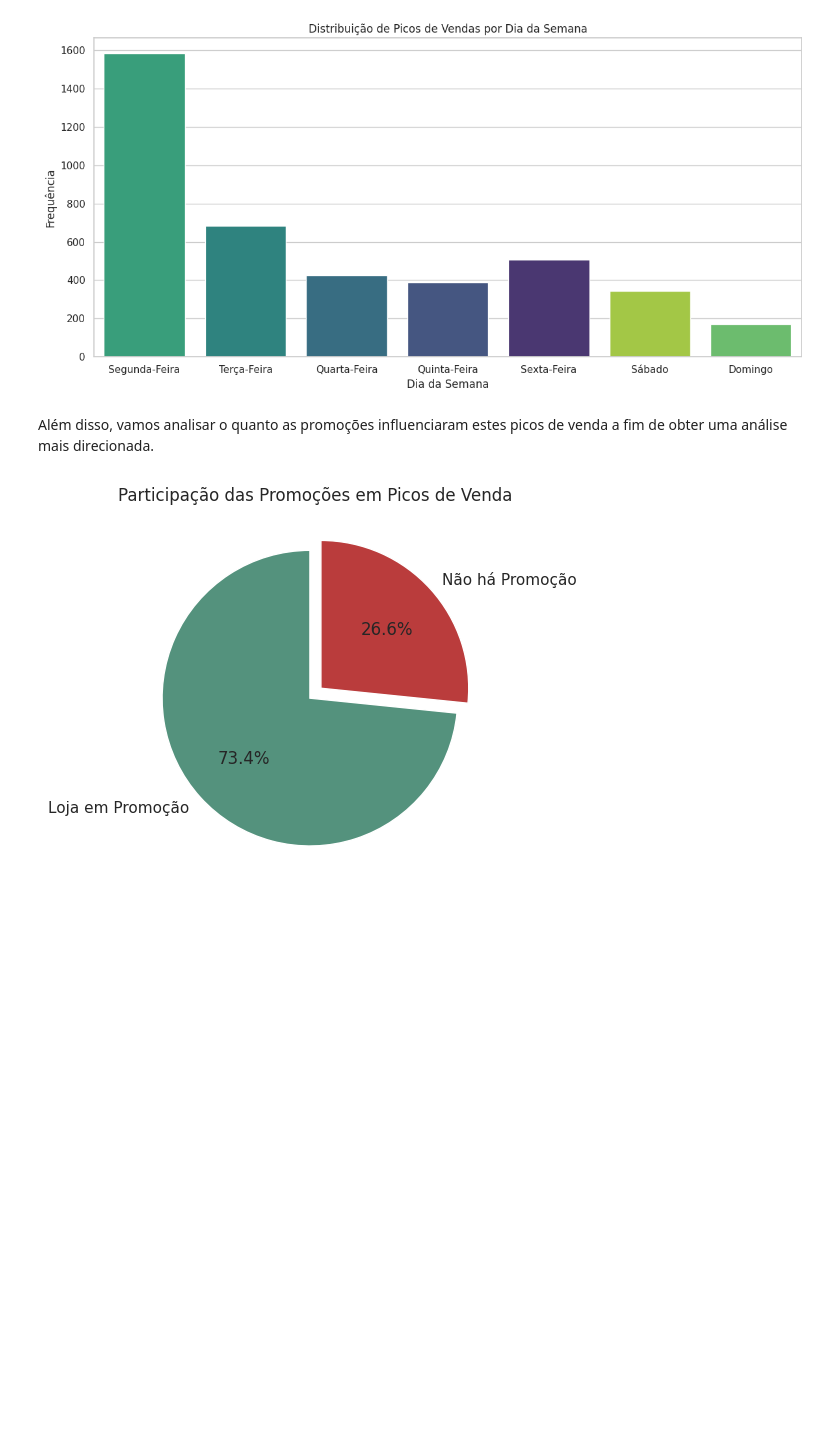
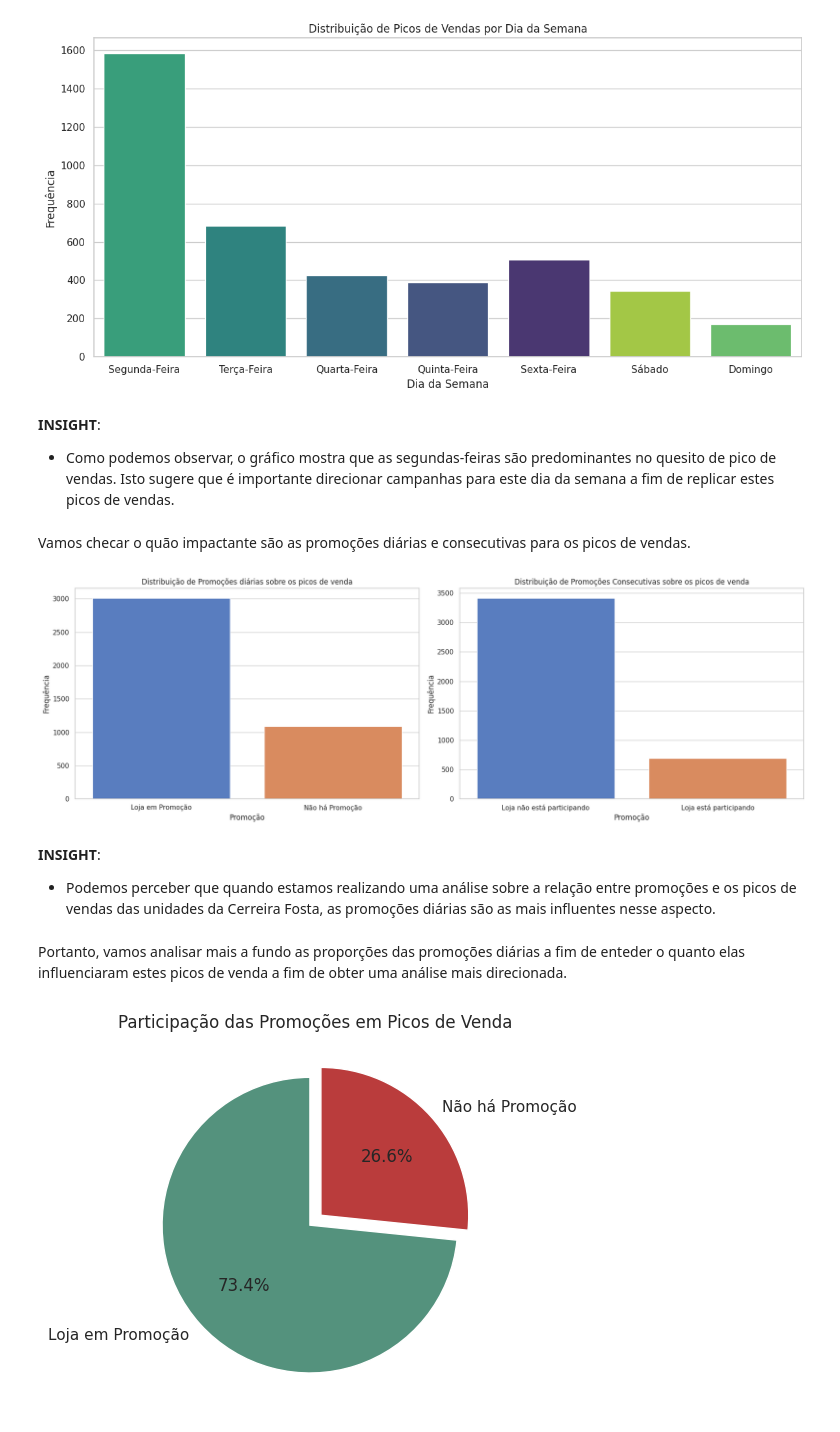
Before and after one commit to Danidiasf/An-lise-Vendas-PTA, a Jupyter notebook: EDA_Desafio_PTA.ipynb, the cells around one changed output. Drawn from its saved outputs; the diff is of its cells as text; code cells hidden in the pictures; blank space fills up the shorter version.

```diff
--- a/EDA_Desafio_PTA.ipynb
+++ b/EDA_Desafio_PTA.ipynb
@@ -1115,8 +1114,36 @@ plt.tight_layout()
 plt.show()
 # %% [output]
 [figure]
+# %% [markdown]
+**INSIGHT**:
+- Como podemos observar, o gráfico mostra que as segundas-feiras são predominantes no quesito de pico de vendas. Isto sugere que é importante direcionar campanhas para este dia da semana a fim de replicar estes picos de vendas.
+# %% [markdown]
+Vamos checar o quão impactante são as promoções diárias e consecutivas para os picos de vendas.
+# %%
+plt.figure(figsize=(18, 6))
+
+plt.subplot(1, 2, 1)
+sns.countplot(data=vendas_altas, x='Promo', palette='muted', hue='Promo', legend=False)
+plt.title("Distribuição de Promoções diárias sobre os picos de venda")
+plt.xlabel("Promoção")
+plt.ylabel("Frequência")
+
+plt.subplot(1, 2, 2)
+sns.countplot(data=vendas_altas, x='Promo2', palette='muted', hue='Promo2', legend=False)
+plt.title("Distribuição de Promoções Consecutivas sobre os picos de venda")
+plt.xlabel("Promoção")
+plt.ylabel("Frequência")
+
+plt.tight_layout()
+plt.show()
+# %% [output]
+[figure, added]
+# %% [markdown]
+**INSIGHT**:
+- Podemos perceber que quando estamos realizando uma análise sobre a relação entre promoções e os picos de vendas das unidades da Cerreira Fosta, as promoções diárias são as mais influentes nesse aspecto.
 # %% [markdown]
-Além disso, vamos analisar o quanto as promoções influenciaram estes picos de venda a fim de obter uma análise mais direcionada.
+Portanto, vamos analisar mais a fundo as proporções das promoções diárias
+a fim de enteder o quanto elas influenciaram estes picos de venda a fim de obter uma análise mais direcionada.
 # %%
 # fazendo um gráfico de pizza mostrando as proporções entre dias em promoção
 plt.pie(
```
Also changed, not shown: parts of 27 cells of this notebook, 6 other files.
